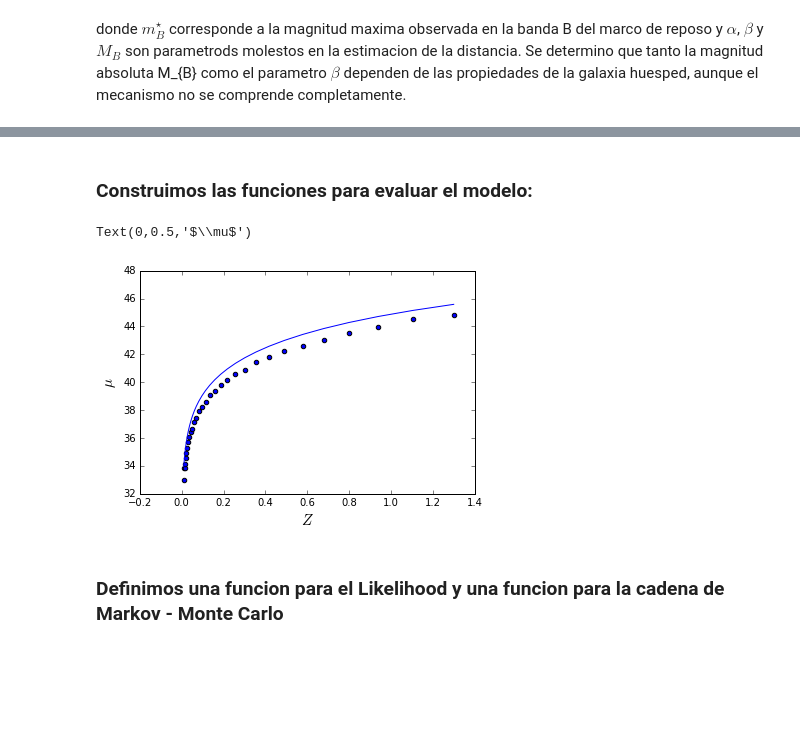
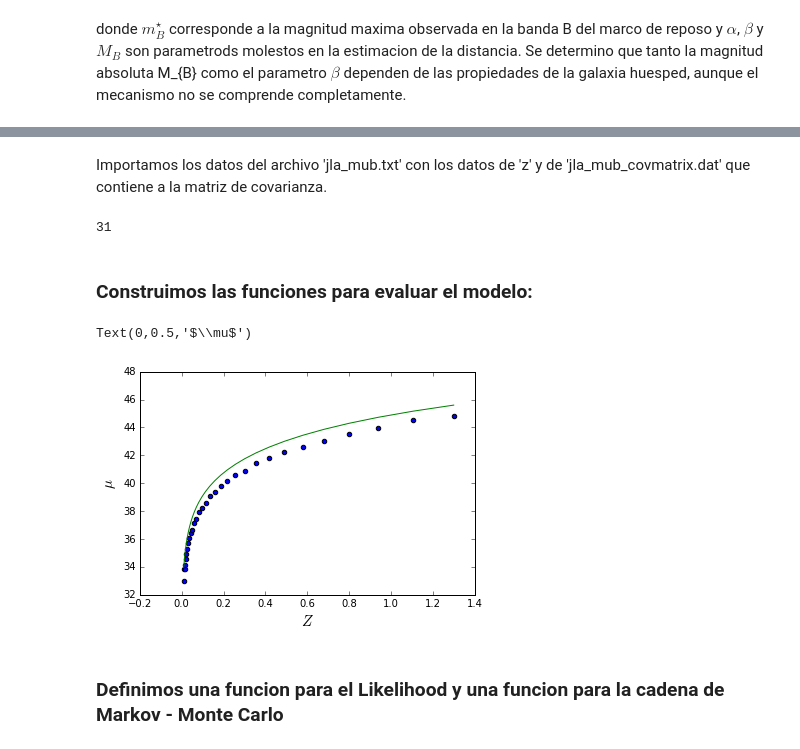
Before and after one commit to CosmoStats/projectofinal1-2018-all, a Jupyter notebook: Proyecto_final.ipynb, the cells around one changed output, grey strips where cells are left out. Cells and saved outputs as stored; diff of their text form; code cells hidden in the pictures; blank space fills up the shorter version.

Commit message:
Se agregaron archivos  'jla' y comence a graficar algunos datos.

```diff
--- a/Proyecto_final.ipynb
+++ b/Proyecto_final.ipynb
@@ -33,16 +33,18 @@ Populating the interactive namespace from numpy and matplotlib
+# %% [markdown]
+Importamos los datos del archivo 'jla_mub.txt' con los datos de 'z' y de 'jla_mub_covmatrix.dat' que contiene a la matriz de covarianza.
 # %%
-# Importamos los datos del archivo 'jla_mub.txt' y los transponemos, los guardamos como el arreglo 'z'.
-# Importamos los datos del archivo 'jla_mub_covmatrix.dat' y los guardamos como 'cov_mat'
-# transponemos esa matriz para guardarla como un arreglo. Ser cambia de tamano en el arreglo a una matriz de 31x31.
-# Invertimos la matriz 'cov_mat' para obtener las varianzas
 
-data = np.loadtxt('z-mu.txt').T
-cov_mat = np.loadtxt('covmatrix.txt').T
+data = np.loadtxt('jla_mub.txt').T
+cov_mat = np.loadtxt('jla_mub_covmatrix.dat').T
 cov_mat = np.reshape(cov_mat,(-1,31))
 invcov = np.linalg.inv(cov_mat)
 H0 = 100
 z = data
 c = 3e5
+# %%
+len(cov_mat)
+# %% [output]
+31
 # %% [markdown]
 ### Construimos las funciones para evaluar el modelo:
 # %%
@@ -59,13 +61,13 @@ def mu(z,H0,Om):
     return 25-5*np.log10(H0/100)+5*np.log10(DL(z, H0, Om))
 # %%
 # Graficamos Z-µ conjunto de datos
-plot(data[0],mu(data[0],70,0.3))
+plot(data[0],mu(data[0],70,0.289), color='g')
 scatter(data[0], data[1])
 plt.xlabel('$Z$',fontsize=15)
 plt.ylabel('$\mu$',fontsize=15)
 # %% [output]
 Text(0,0.5,'$\\mu$')
-[figure, old version]
+[figure, new version]
 # %% [markdown]
 ### Definimos una funcion para el Likelihood y una funcion para la cadena de Markov - Monte Carlo
 # %% [markdown]
```
Also changed, not shown: parts of 2 cells of this notebook, 10 other files.
